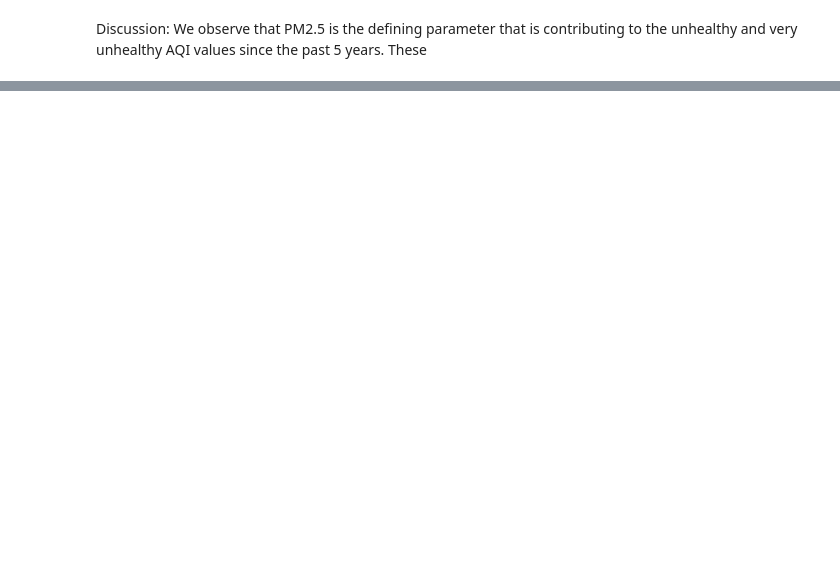
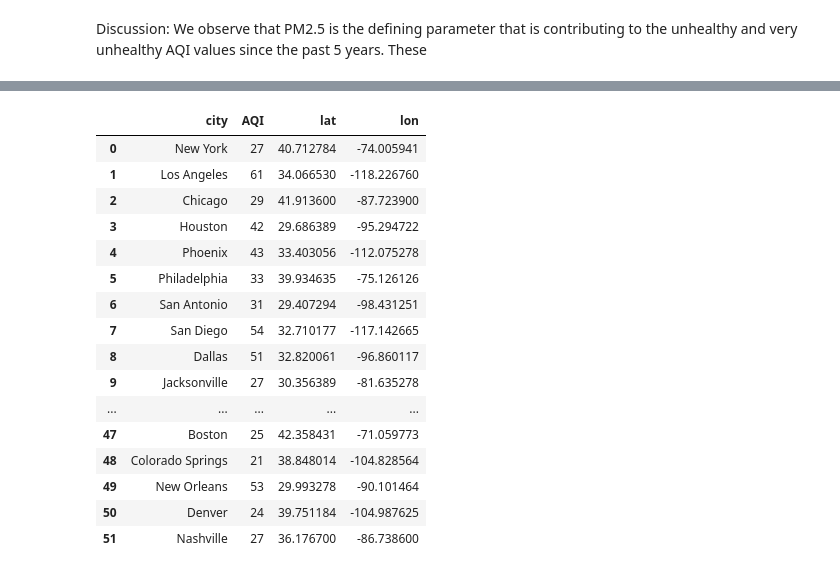
Before and after one commit to emilyclairevoyant/data-questers, a Jupyter notebook: ConsolidatedNJAQI.ipynb, the cells around one changed output, grey strips where cells are left out. Cells and saved outputs as stored; diff of their text form; code cells hidden in the pictures; blank space fills up the shorter version.

```diff
--- a/ConsolidatedNJAQI.ipynb
+++ b/ConsolidatedNJAQI.ipynb
@@ -454,0 +475,8 @@ Discussion: We observe that PM2.5 is the defining parameter that is contributing
+# %%
+# Set the API base URL
+city_name = 'New Brunswick'
+# Build partial query URL
+query_url = f"http://api.waqi.info/feed/{city_name}/?token={api_key}"
+response = requests.get(query_url)
+data= response.json()
+pprint(data)
@@ -454,0 +501,23 @@ Discussion: We observe that PM2.5 is the defining parameter that is contributing
+# %%
+# Initialize lists to store data
+aqi_values = []
+latitudes = []
+longitudes = []
+
+cities = ['New York','Los Angeles','Chicago','Houston','Phoenix','Philadelphia','San Antonio','San Diego','Dallas','Jacksonville','Austin','Seattle','Saint Paul',
+         'Bakersfield','Visalia','Hanford','San Jose','San Francisco','Long Beach','Grants Pass','Fairbanks','Mesa','Chico','Sacramento','Roseville','Cincinnati','Wilmington',
+          'Indianapolis','Pittsburgh','New Castle','Weirton', 'Bend','Salt lake City','Hilo','Anchorage','Peoria','Tucson','Augusta','New Brunswick','Portland','Richmond','Atlanta','Charlotte','Seattle','Tampa','San Antonio','Miami','Boston',
+         'Colorado Springs','New Orleans','Denver','Nashville']
+
+# Loop through the list of cities and perform a request for data on each
+for city_name in cities:
+    url = f"http://api.waqi.info/feed/{city_name}/?token={api_key}"
+    response = requests.get(url)
+    json_data = response.json()
+    aqi_values.append(json_data['data']['aqi'])
+    latitudes.append(json_data['data']['city']['geo'][0])
+    longitudes.append(json_data['data']['city']['geo'][1])
+
+print(f"The AQI information is: {aqi_values}")
+print(f"The latitude information is: {latitudes}")
+print(f"The longitude information is: {longitudes}")
@@ -454,0 +528,28 @@ Discussion: We observe that PM2.5 is the defining parameter that is contributing
+# %%
+# create a DataFrame from cities, api, lat, and long
+city_dict = {
+    "city": cities,
+    "AQI": aqi_values,
+    "lat": latitudes,
+    "lon": longitudes
+}
+city_data = pd.DataFrame(city_dict)
+city_data
+# %% [output]
+|  | city | AQI | lat | lon |
+| 0 | New York | 27 | 40.712784 | -74.005941 |
+| 1 | Los Angeles | 61 | 34.066530 | -118.226760 |
+| 2 | Chicago | 29 | 41.913600 | -87.723900 |
+| 3 | Houston | 42 | 29.686389 | -95.294722 |
+| 4 | Phoenix | 43 | 33.403056 | -112.075278 |
+| 5 | Philadelphia | 33 | 39.934635 | -75.126126 |
+| 6 | San Antonio | 31 | 29.407294 | -98.431251 |
+| 7 | San Diego | 54 | 32.710177 | -117.142665 |
+| 8 | Dallas | 51 | 32.820061 | -96.860117 |
+| 9 | Jacksonville | 27 | 30.356389 | -81.635278 |
+| ... | ... | ... | ... | ... |
+| 47 | Boston | 25 | 42.358431 | -71.059773 |
+| 48 | Colorado Springs | 21 | 38.848014 | -104.828564 |
+| 49 | New Orleans | 53 | 29.993278 | -90.101464 |
+| 50 | Denver | 24 | 39.751184 | -104.987625 |
+| 51 | Nashville | 27 | 36.176700 | -86.738600 |
```
Also changed, not shown: parts of 9 cells of this notebook, 2 other files.
